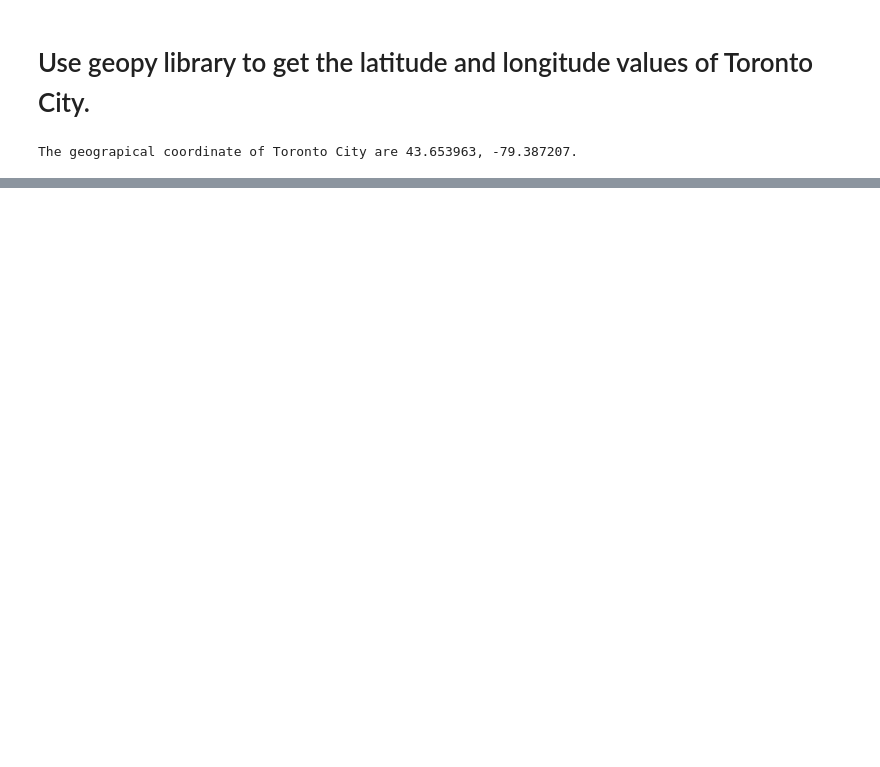
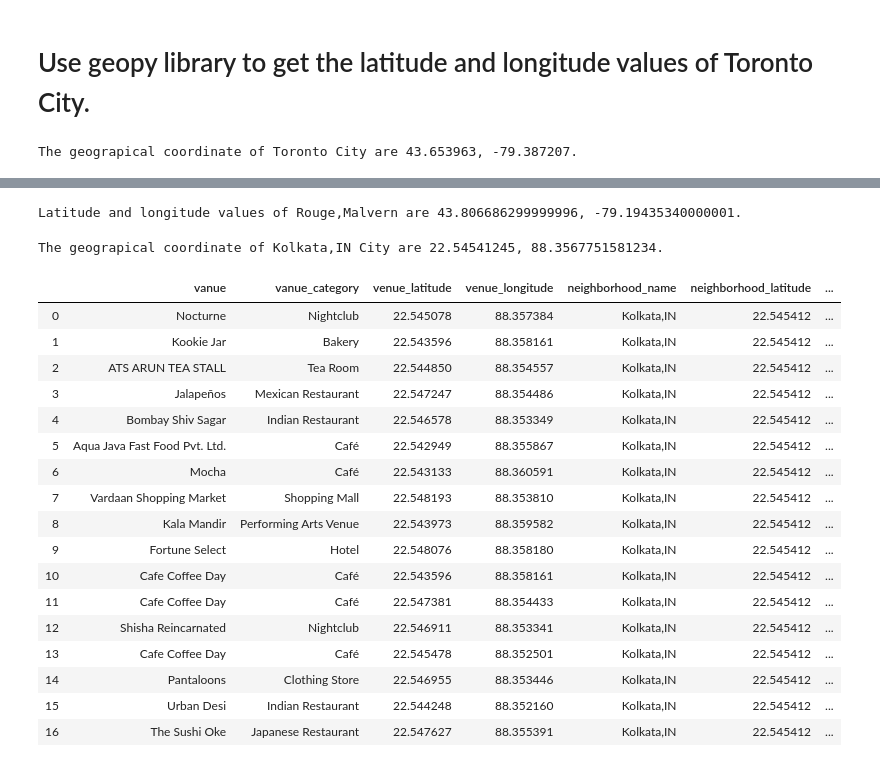
Before and after one commit to recervictory/Coursera_Capstone, a Jupyter notebook: Neighborhoods in Toronto.ipynb, the cells around one changed output, grey strips where cells are left out. Cells and saved outputs as stored; diff of their text form; code cells hidden in the pictures; blank space fills up the shorter version.

Commit message:
Version 1

```diff
--- a/Neighborhoods in Toronto.ipynb
+++ b/Neighborhoods in Toronto.ipynb
@@ -117,0 +120,8 @@ map_newyork
+# %%
+CLIENT_ID = 'UBLX5C1RQM4EQJIT20SYTFY2YAMDC51IIGFTHGEHKXR2T44B' # Foursquare ID
+CLIENT_SECRET = 'EQ5U14PRWPDADRFB5KEJY3CG4VBDABSWKWZQHTHSU5YPHTWO' #Foursquare Secret
+VERSION = '20180605' # Foursquare API version
+
+print('Your credentails:')
+print('CLIENT_ID: ' + CLIENT_ID)
+print('CLIENT_SECRET:' + CLIENT_SECRET)
@@ -117,0 +137,24 @@ map_newyork
+# %%
+def foursquareVenue(neighborhood_name, neighborhood_latitude, neighborhood_longitude,redius=500,limit=100):
+
+    """Extract Venues from FourSquare as lat and long given as input"""
+    url = 'https://api.foursquare.com/v2/venues/explore?&client_id={}&client_secret={}&v={}&ll={},{}&radius={}&limit={}'.format(
+     CLIENT_ID, CLIENT_SECRET, VERSION, neighborhood_latitude, neighborhood_longitude, radius, LIMIT)
+
+    #Get Url resopnse from FourSquare
+    from pandas.io.json import json_normalize
+
+    response = json_normalize(requests.get(url).json()["response"]['groups'][0]['items']) #Save as json file as normalized datafarme
+    # filter columns
+    venues = response.loc[:, ['venue.name', 'venue.categories', 'venue.location.lat', 'venue.location.lng']]
+
+    # filter the category for each row
+    # use function get_category_type() apply row wise in category object
+    venues['venue.categories'] = venues.apply(get_category_type, axis=1)
+    # clean columns
+    venues.columns = ['vanue','vanue_category','venue_latitude','venue_longitude']
+    #Add Neighborhood Details
+    venues['neighborhood_name'], venues['neighborhood_latitude'], venues['neighborhood_longitude'] = neighborhood_name, neighborhood_latitude, neighborhood_longitude
+    response
+
+    return venues
@@ -117,0 +180,11 @@ map_newyork
+# %%
+neighborhood_latitude = tornto.loc[0, 'Latitude'] # neighborhood latitude value
+neighborhood_longitude = tornto.loc[0, 'Longitude'] # neighborhood longitude value
+
+neighborhood_name = tornto.loc[0, 'Neighborhood'] # neighborhood name
+
+print('Latitude and longitude values of {} are {}, {}.'.format(neighborhood_name,
+                                                               neighborhood_latitude,
+                                                               neighborhood_longitude))
+# %% [output]
+Latitude and longitude values of Rouge,Malvern are 43.806686299999996, -79.19435340000001.
@@ -117,0 +193,34 @@ map_newyork
+# %%
+address = 'Kolkata,IN'
+
+geolocator = Nominatim(user_agent="ny_explorer")
+location = geolocator.geocode(address)
+latitude = location.latitude
+longitude = location.longitude
+print('The geograpical coordinate of {} City are {}, {}.'.format(address,latitude, longitude))
+# %% [output]
+The geograpical coordinate of Kolkata,IN City are 22.54541245, 88.3567751581234.
+# %%
+from pandas.io.json import json_normalize
+
+venues = foursquareVenue(address, latitude, longitude)
+venues
+# %% [output]
+|  | vanue | vanue_category | venue_latitude | venue_longitude | neighborhood_name | neighborhood_latitude | ... |
+| 0 | Nocturne | Nightclub | 22.545078 | 88.357384 | Kolkata,IN | 22.545412 | ... |
+| 1 | Kookie Jar | Bakery | 22.543596 | 88.358161 | Kolkata,IN | 22.545412 | ... |
+| 2 | ATS ARUN TEA STALL | Tea Room | 22.544850 | 88.354557 | Kolkata,IN | 22.545412 | ... |
+| 3 | Jalapeños | Mexican Restaurant | 22.547247 | 88.354486 | Kolkata,IN | 22.545412 | ... |
+| 4 | Bombay Shiv Sagar | Indian Restaurant | 22.546578 | 88.353349 | Kolkata,IN | 22.545412 | ... |
+| 5 | Aqua Java Fast Food Pvt. Ltd. | Café | 22.542949 | 88.355867 | Kolkata,IN | 22.545412 | ... |
+| 6 | Mocha | Café | 22.543133 | 88.360591 | Kolkata,IN | 22.545412 | ... |
+| 7 | Vardaan Shopping Market | Shopping Mall | 22.548193 | 88.353810 | Kolkata,IN | 22.545412 | ... |
+| 8 | Kala Mandir | Performing Arts Venue | 22.543973 | 88.359582 | Kolkata,IN | 22.545412 | ... |
+| 9 | Fortune Select | Hotel | 22.548076 | 88.358180 | Kolkata,IN | 22.545412 | ... |
+| 10 | Cafe Coffee Day | Café | 22.543596 | 88.358161 | Kolkata,IN | 22.545412 | ... |
+| 11 | Cafe Coffee Day | Café | 22.547381 | 88.354433 | Kolkata,IN | 22.545412 | ... |
+| 12 | Shisha Reincarnated | Nightclub | 22.546911 | 88.353341 | Kolkata,IN | 22.545412 | ... |
+| 13 | Cafe Coffee Day | Café | 22.545478 | 88.352501 | Kolkata,IN | 22.545412 | ... |
+| 14 | Pantaloons | Clothing Store | 22.546955 | 88.353446 | Kolkata,IN | 22.545412 | ... |
+| 15 | Urban Desi | Indian Restaurant | 22.544248 | 88.352160 | Kolkata,IN | 22.545412 | ... |
+| 16 | The Sushi Oke | Japanese Restaurant | 22.547627 | 88.355391 | Kolkata,IN | 22.545412 | ... |
```
Also changed, not shown: parts of 12 cells of this notebook, 1 other file.
